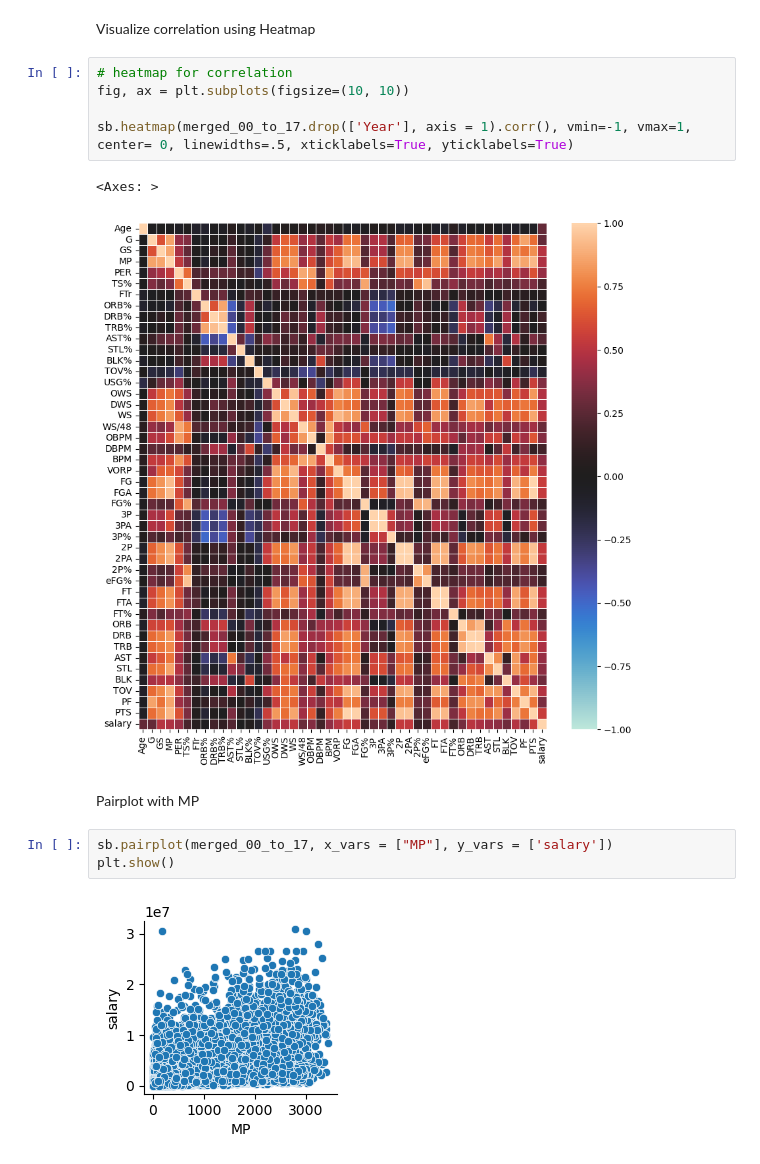
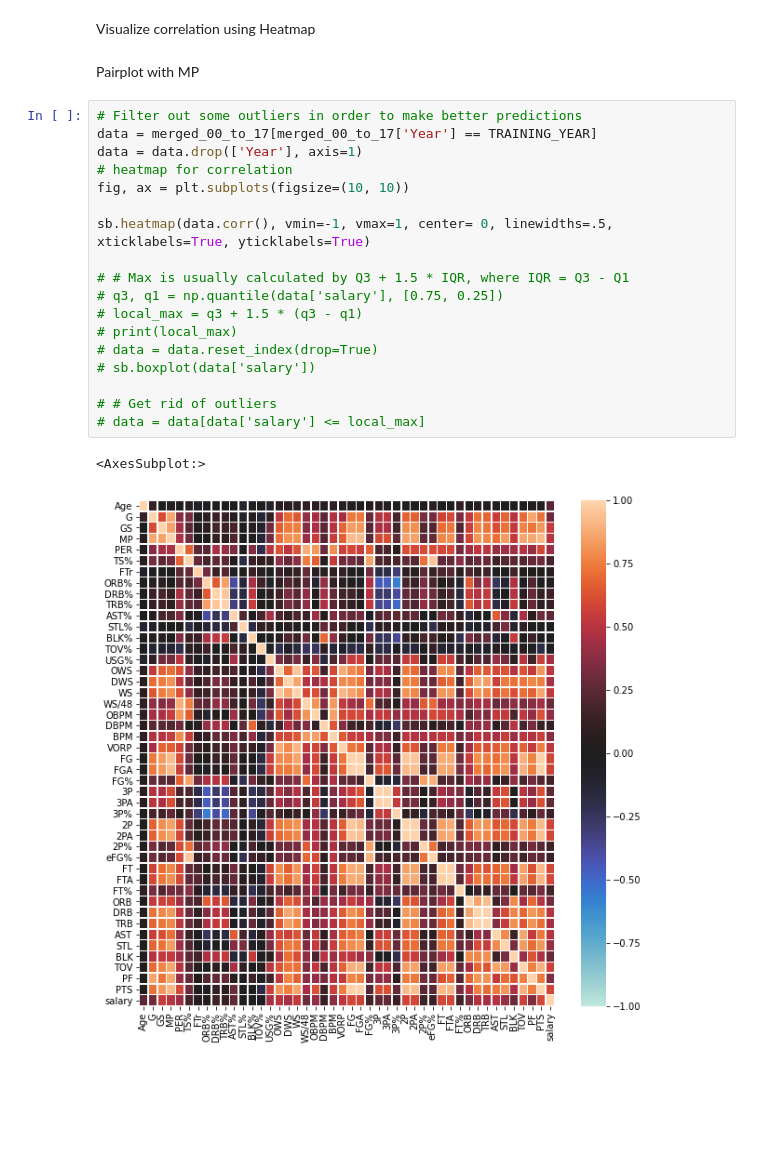
Before and after one commit to ben983593140/171-final-project, a Jupyter notebook: project.ipynb, the cells around one changed output. Cells and saved outputs as stored; diff of their text form; blank space fills up the shorter version.

```diff
--- a/project.ipynb
+++ b/project.ipynb
@@ -132,18 +221,26 @@ merged_17 = merged_00_to_17[merged_00_to_17['Year'] >= 2017]
 # %% [markdown]
 Visualize correlation using Heatmap
-# %%
-# heatmap for correlation
-fig, ax = plt.subplots(figsize=(10, 10))
-
-sb.heatmap(merged_00_to_17.drop(['Year'], axis = 1).corr(), vmin=-1, vmax=1, center= 0, linewidths=.5, xticklabels=True, yticklabels=True)
-# %% [output]
-<Axes: >
-[figure, removed]
 # %% [markdown]
 Pairplot with MP
-# %%
-sb.pairplot(merged_00_to_17, x_vars = ["MP"], y_vars = ['salary'])
-plt.show()
-# %% [output]
-[figure, removed]
+# %%
+# Filter out some outliers in order to make better predictions
+data = merged_00_to_17[merged_00_to_17['Year'] == TRAINING_YEAR]
+data = data.drop(['Year'], axis=1)
+# heatmap for correlation
+fig, ax = plt.subplots(figsize=(10, 10))
+
+sb.heatmap(data.corr(), vmin=-1, vmax=1, center= 0, linewidths=.5, xticklabels=True, yticklabels=True)
+
+# # Max is usually calculated by Q3 + 1.5 * IQR, where IQR = Q3 - Q1
+# q3, q1 = np.quantile(data['salary'], [0.75, 0.25])
+# local_max = q3 + 1.5 * (q3 - q1)
+# print(local_max)
+# data = data.reset_index(drop=True)
+# sb.boxplot(data['salary'])
+
+# # Get rid of outliers
+# data = data[data['salary'] <= local_max]
+# %% [output]
+<AxesSubplot:>
+[figure, added]
 # %%
```
Also changed, not shown: parts of 6 cells of this notebook.
